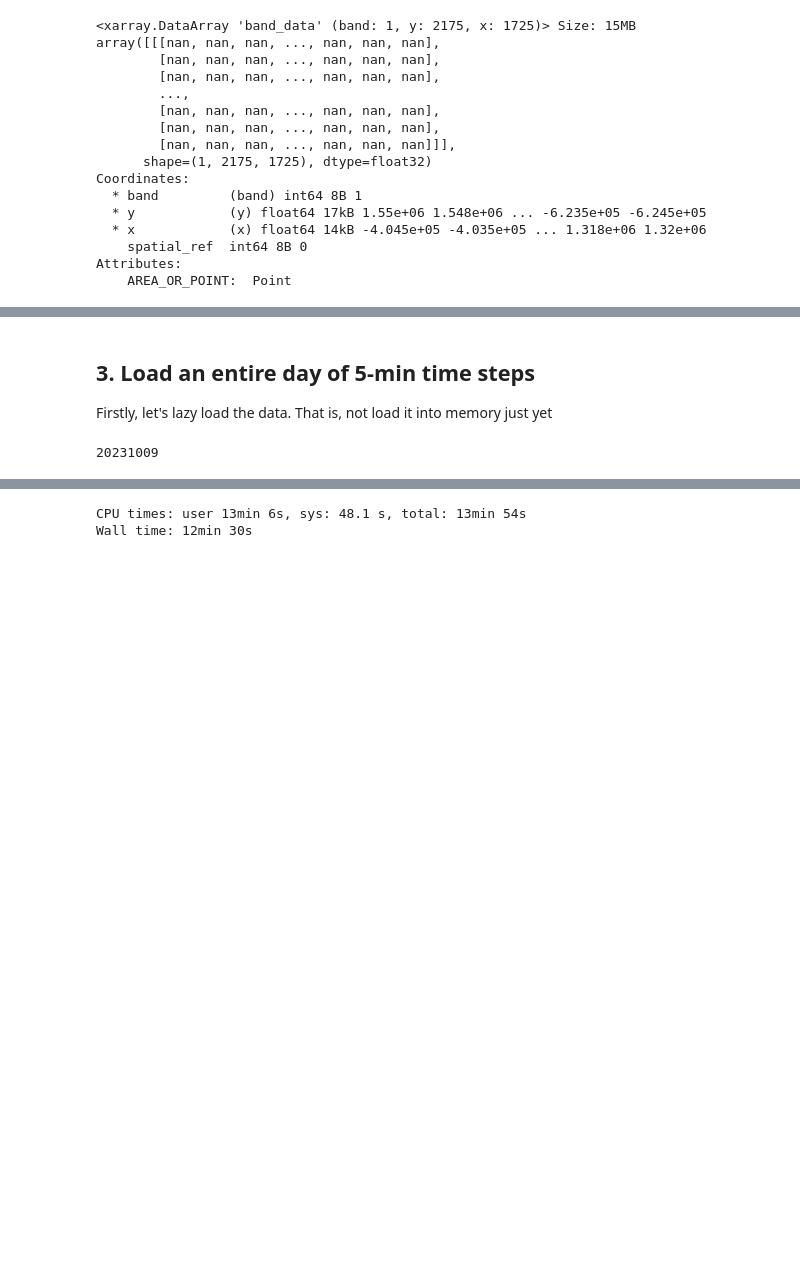
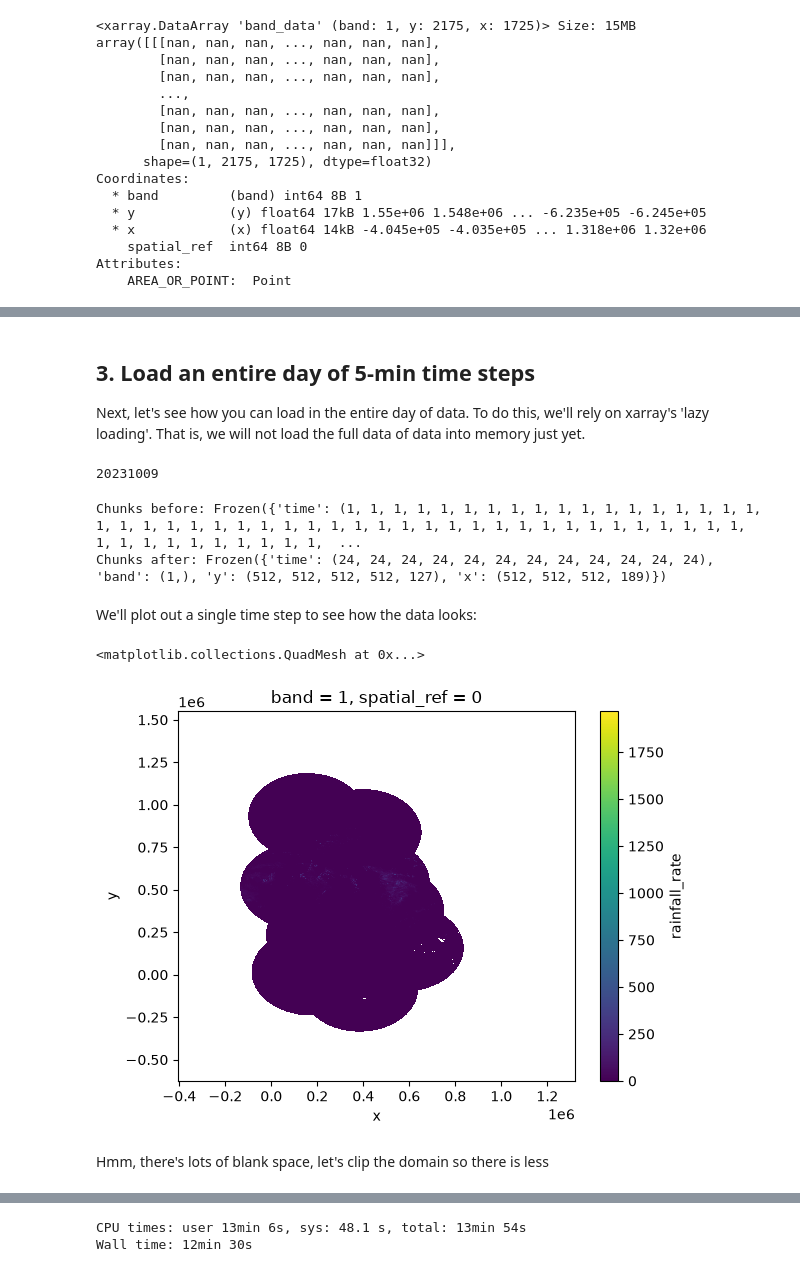
Before and after one commit to Thomasjkeel/access-UK-radar-data, a Jupyter notebook: from_CEDA/read_NIMROD_data_from_CEDA.ipynb, the cells around one changed output, grey strips where cells are left out. Cells and saved outputs as stored; diff of their text form; code cells hidden in the pictures; blank space fills up the shorter version.

```diff
--- a/from_CEDA/read_NIMROD_data_from_CEDA.ipynb
+++ b/from_CEDA/read_NIMROD_data_from_CEDA.ipynb
@@ -157,8 +155,7 @@ Attributes:
 # %% [markdown]
 ## 3. Load an entire day of 5-min time steps
-Firstly, let's lazy load the data. That is, not load it into memory just yet
+Next, let's see how you can load in the entire day of data. To do this, we'll rely on xarray's 'lazy loading'. That is, we will not load the full data of data into memory just yet.
 # %%
-DATE_TO_USE = all_dates_to_process[0]
 print(DATE_TO_USE)
 # %% [output]
 20231009
@@ -166,10 +164,15 @@ print(DATE_TO_USE)
 one_day_nimrod = xr.open_mfdataset(os.path.join(OUTPUT_FOLDER, DATE_TO_USE, "*"), combine='nested', concat_dim='time', engine='rasterio')
 # %%
-# re-chunk
+# Let's re-chunk the data so it is in a safer format
+print("Chunks before:", one_day_nimrod.chunks)
 one_day_nimrod = one_day_nimrod.chunk({
     "time": 24,
     "band": 1,
     "y": 512,
     "x": 512,
 })
+print("Chunks after:", one_day_nimrod.chunks)
+# %% [output]
+Chunks before: Frozen({'time': (1, 1, 1, 1, 1, 1, 1, 1, 1, 1, 1, 1, 1, 1, 1, 1, 1, 1, 1, 1, 1, 1, 1, 1, 1, 1, 1, 1, 1, 1, 1, 1, 1, 1, 1, 1, 1, 1, 1, 1, 1, 1, 1, 1, 1, 1, 1, 1, 1, 1, 1, 1, 1, 1, 1, 1,  ...
+Chunks after: Frozen({'time': (24, 24, 24, 24, 24, 24, 24, 24, 24, 24, 24, 24), 'band': (1,), 'y': (512, 512, 512, 512, 127), 'x': (512, 512, 512, 189)})
 # %%
@@ -176,3 +180,12 @@ one_day_nimrod = one_day_nimrod.chunk({
 one_day_nimrod = one_day_nimrod.rename({'band_data': 'rainfall_rate'})
 one_day_nimrod['rainfall_rate']['units'] = "mm/hr"
+# %% [markdown]
+We'll plot out a single time step to see how the data looks:
+# %%
+one_day_nimrod.isel(time=0)['rainfall_rate'].plot()
+# %% [output]
+<matplotlib.collections.QuadMesh at 0x...>
+[figure, added]
+# %% [markdown]
+Hmm, there's lots of blank space, let's clip the domain so there is less
 # %%
```
Also changed, not shown: parts of 60 cells of this notebook.
